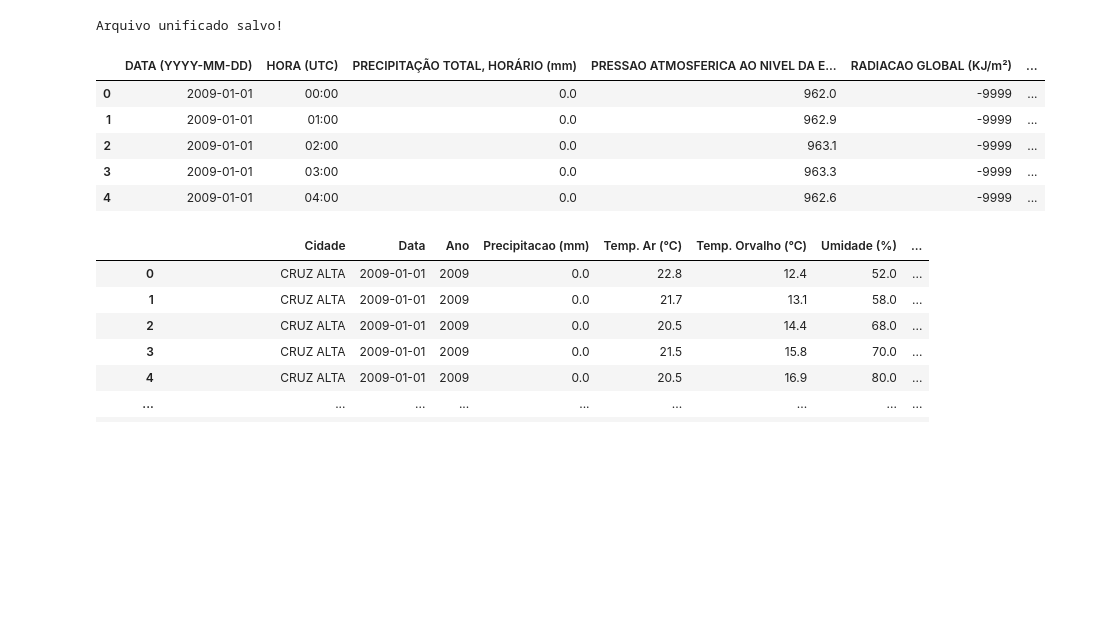
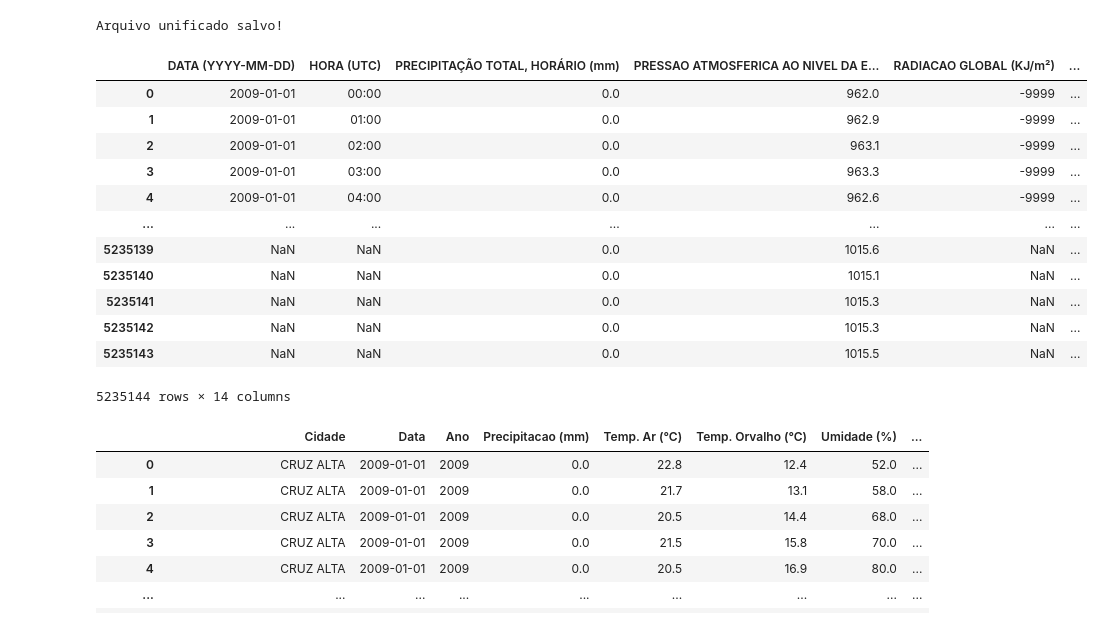
Before and after one commit to gnunes-io/etl_vinicula, a Jupyter notebook: ETL_FiapChall.ipynb, the cells around one changed output. Drawn from its saved outputs; the diff is of its cells as text; code cells hidden in the pictures; blank space fills up the shorter version.

```diff
--- a/ETL_FiapChall.ipynb
+++ b/ETL_FiapChall.ipynb
@@ -494,14 +501,21 @@ Arquivo unificado salvo!
 clima = pd.read_csv('/content/drive/MyDrive/FIAP/Dados Temperatura/RS_2009_2023_tempo.csv', encoding='utf-8', low_memory=False, decimal=',')
 # %%
 dff = clima.copy()
-clima.head()
+clima
 # %% [output]
 |  | DATA (YYYY-MM-DD) | HORA (UTC) | PRECIPITAÇÃO TOTAL, HORÁRIO (mm) | PRESSAO ATMOSFERICA AO NIVEL DA E... | RADIACAO GLOBAL (KJ/m²) | ... |
 | 0 | 2009-01-01 | 00:00 | 0.0 | 962.0 | -9999 | ... |
 | 1 | 2009-01-01 | 01:00 | 0.0 | 962.9 | -9999 | ... |
 | 2 | 2009-01-01 | 02:00 | 0.0 | 963.1 | -9999 | ... |
 | 3 | 2009-01-01 | 03:00 | 0.0 | 963.3 | -9999 | ... |
 | 4 | 2009-01-01 | 04:00 | 0.0 | 962.6 | -9999 | ... |
+| ... | ... | ... | ... | ... | ... | ... |
+| 5235139 | NaN | NaN | 0.0 | 1015.6 | NaN | ... |
+| 5235140 | NaN | NaN | 0.0 | 1015.1 | NaN | ... |
+| 5235141 | NaN | NaN | 0.0 | 1015.3 | NaN | ... |
+| 5235142 | NaN | NaN | 0.0 | 1015.3 | NaN | ... |
+| 5235143 | NaN | NaN | 0.0 | 1015.5 | NaN | ... |
+5235144 rows × 14 columns
 # %%
 # Unificando RADIACAO GLOBAL (KJ/m²) com RADIACAO GLOBAL (Kj/m²) - Puxa o que não tem NaN para nova coluna RADIACAO_GLOBAL
 dff['RADIACAO_GLOBAL'] = dff['RADIACAO GLOBAL (KJ/m²)'].combine_first(dff['RADIACAO GLOBAL (Kj/m²)'])
```
Also changed, not shown: parts of 6 cells of this notebook.
